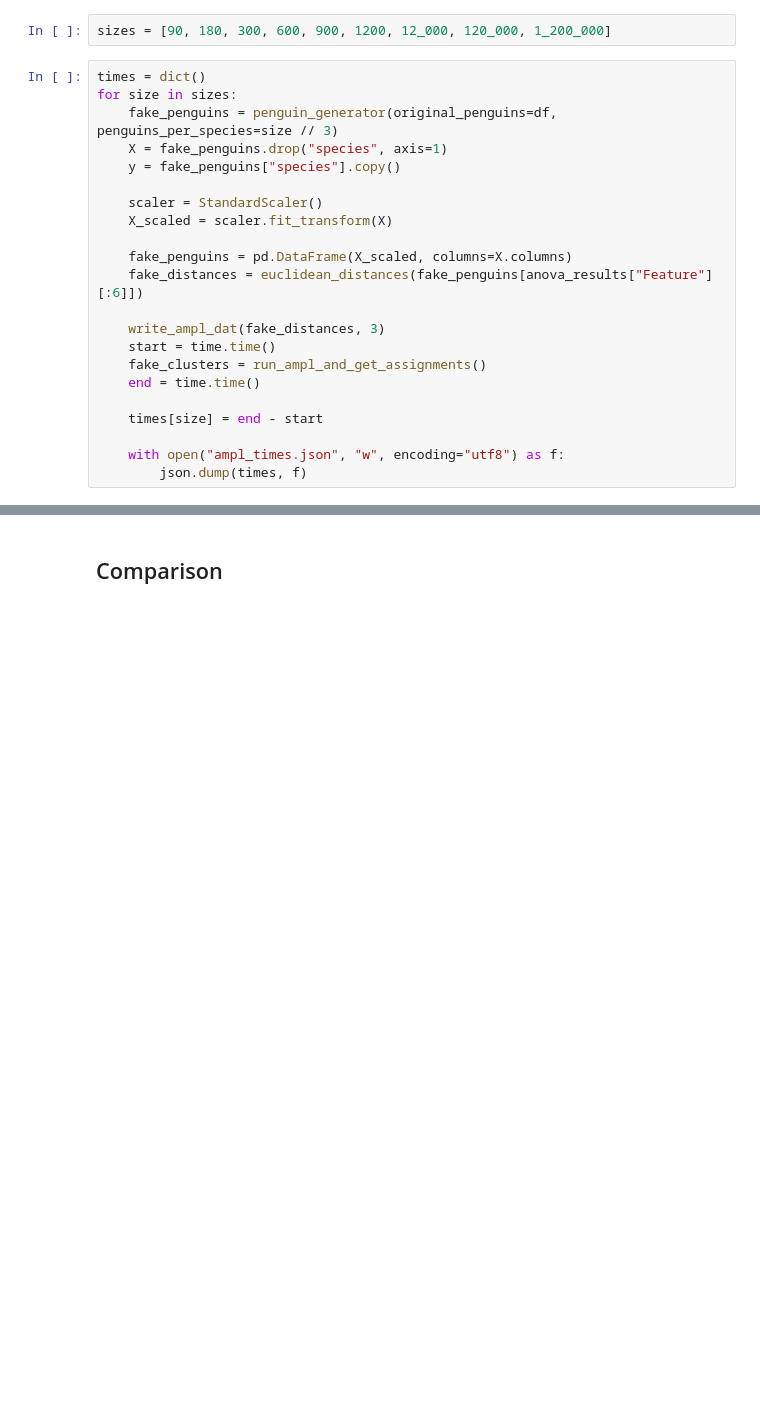
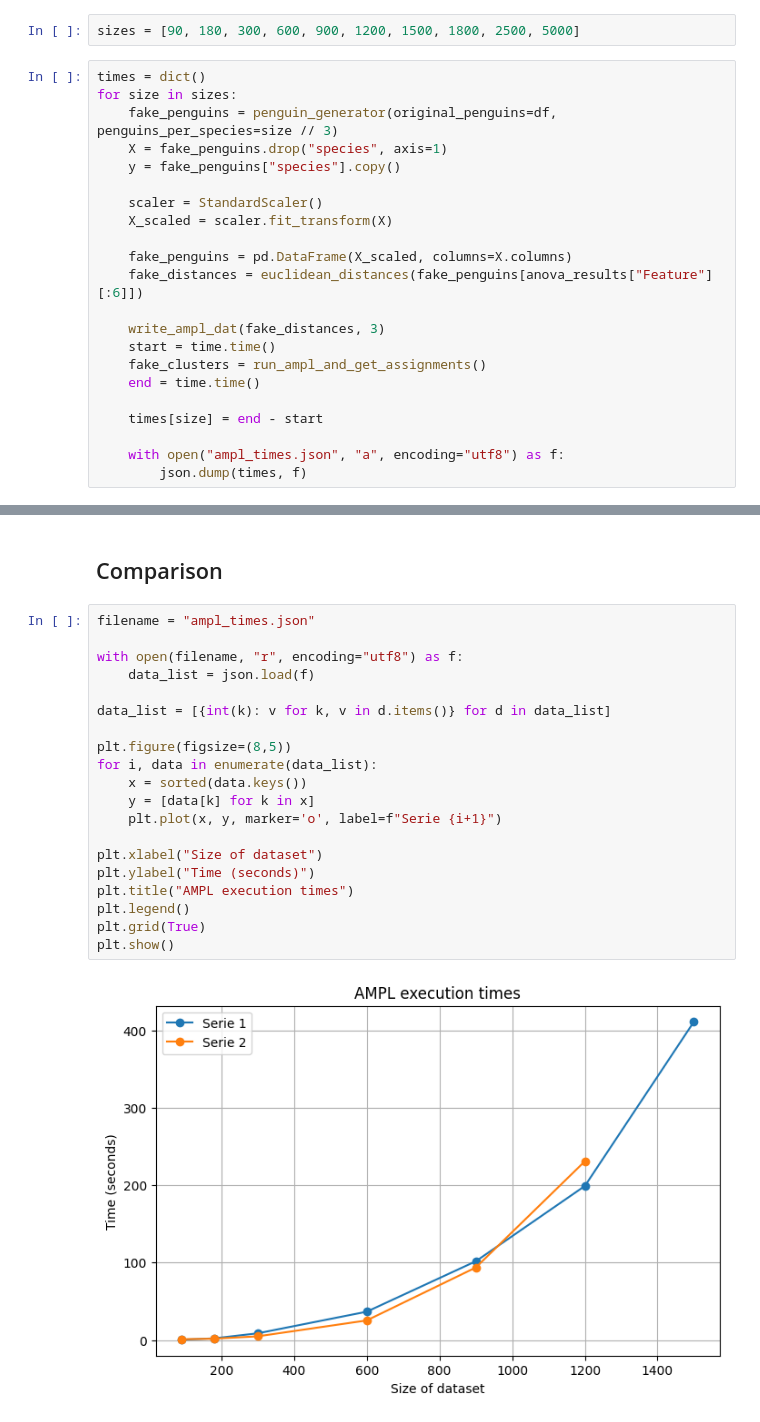
Before and after one commit to ivan-parreno/Cluster, a Jupyter notebook: ods/clustering/clustering.ipynb, the cells around one changed output, grey strips where cells are left out. Drawn from its saved outputs; the diff is of its cells as text; blank space fills up the shorter version.

```diff
--- a/ods/clustering/clustering.ipynb
+++ b/ods/clustering/clustering.ipynb
@@ -284,5 +365,5 @@ penguin_generator(df, 1000)
 # %%
-sizes = [90, 180, 300, 600, 900, 1200, 12_000, 120_000, 1_200_000]
+sizes = [90, 180, 300, 600, 900, 1200, 1500, 1800, 2500, 5000]
 # %%
 times = dict()
 for size in sizes:
@@ -303,6 +384,6 @@ for size in sizes:
 
     times[size] = end - start
 
-    with open("ampl_times.json", "w", encoding="utf8") as f:
+    with open("ampl_times.json", "a", encoding="utf8") as f:
         json.dump(times, f)
 # %% [output]
@@ -315,2 +404,24 @@ CPLEX 22.1.2: optimal solution; objective 429.71
 # %% [markdown]
 ## Comparison
+# %%
+filename = "ampl_times.json"
+
+with open(filename, "r", encoding="utf8") as f:
+    data_list = json.load(f)
+
+data_list = [{int(k): v for k, v in d.items()} for d in data_list]
+
+plt.figure(figsize=(8,5))
+for i, data in enumerate(data_list):
+    x = sorted(data.keys())
+    y = [data[k] for k in x]
+    plt.plot(x, y, marker='o', label=f"Serie {i+1}")
+
+plt.xlabel("Size of dataset")
+plt.ylabel("Time (seconds)")
+plt.title("AMPL execution times")
+plt.legend()
+plt.grid(True)
+plt.show()
+# %% [output]
+[figure, added]
```
Also changed, not shown: parts of 19 cells of this notebook, 12 other files.
